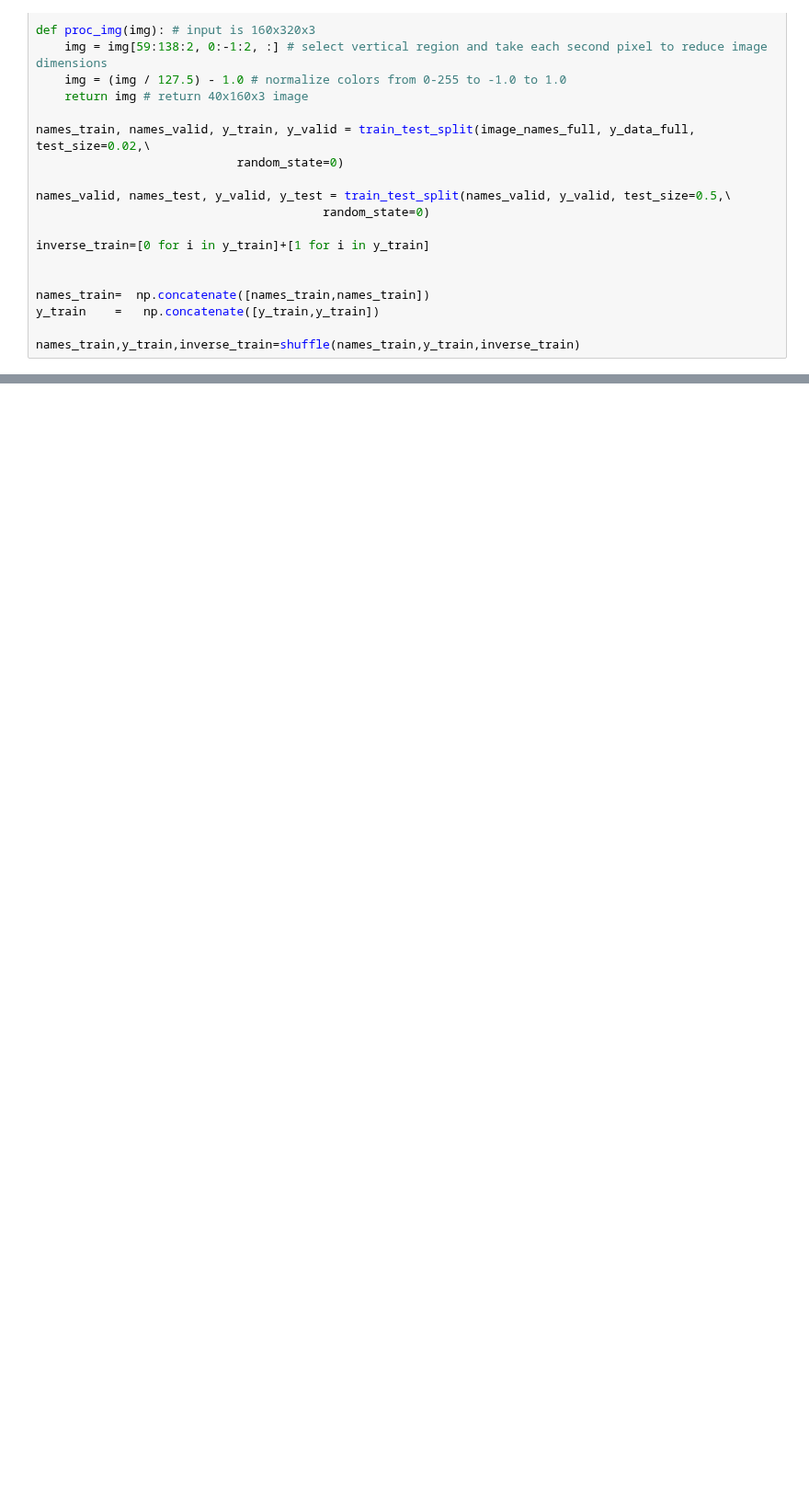
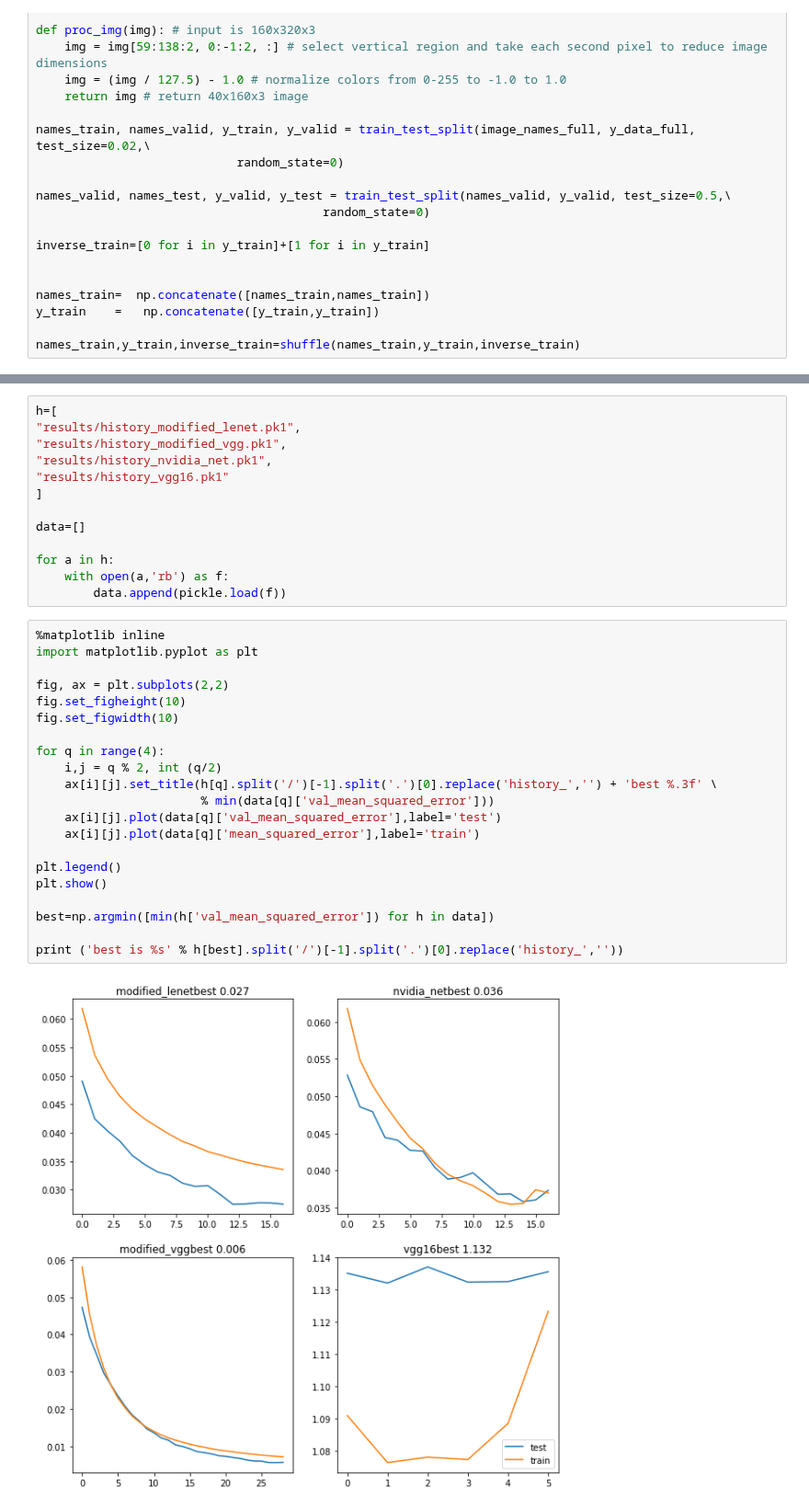
Before and after one commit to tarasovp/udacity, a Jupyter notebook: CarND-Behavioral-Cloning-P3/lenet_generator_v6.ipynb, the cells around one changed output, grey strips where cells are left out. Shown at 92% size. Drawn from its saved outputs; the diff is of its cells as text; blank space fills up the shorter version.

```diff
--- a/CarND-Behavioral-Cloning-P3/lenet_generator_v6.ipynb
+++ b/CarND-Behavioral-Cloning-P3/lenet_generator_v6.ipynb
@@ -152,0 +141,36 @@ The installed widget Javascript is the wrong version.
+# %%
+h=[
+"results/history_modified_lenet.pk1",
+"results/history_modified_vgg.pk1",
+"results/history_nvidia_net.pk1",
+"results/history_vgg16.pk1"
+]
+
+data=[]
+
+for a in h:
+    with open(a,'rb') as f:
+        data.append(pickle.load(f))
+# %%
+%matplotlib inline
+import matplotlib.pyplot as plt
+
+fig, ax = plt.subplots(2,2)
+fig.set_figheight(10)
+fig.set_figwidth(10)
+
+for q in range(4):
+    i,j = q % 2, int (q/2)
+    ax[i][j].set_title(h[q].split('/')[-1].split('.')[0].replace('history_','') + 'best %.3f' \
+                       % min(data[q]['val_mean_squared_error']))
+    ax[i][j].plot(data[q]['val_mean_squared_error'],label='test')
+    ax[i][j].plot(data[q]['mean_squared_error'],label='train')
+
+plt.legend()
+plt.show()
+
+best=np.argmin([min(h['val_mean_squared_error']) for h in data])
+
+print ('best is %s' % h[best].split('/')[-1].split('.')[0].replace('history_',''))
+# %% [output]
+[figure, added]
```
Also changed, not shown: parts of 9 cells of this notebook, 13 other files.
